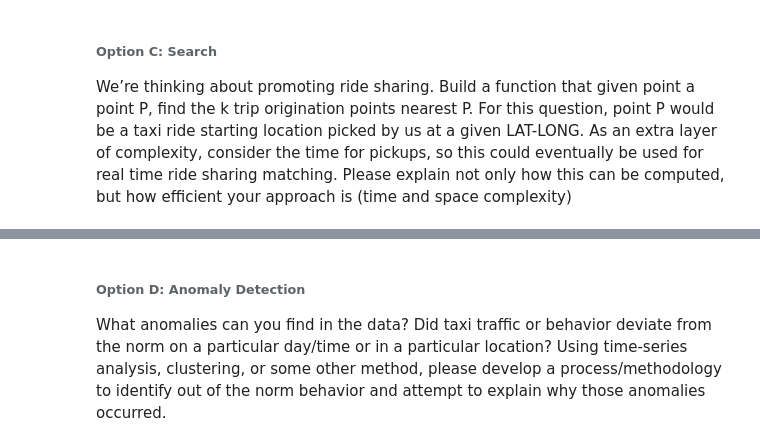
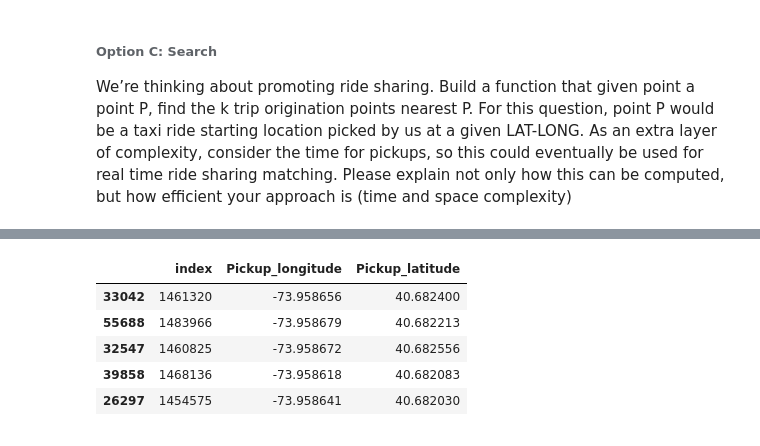
Before and after one commit to ah3200/nyc_green_taxi, a Jupyter notebook: data_analysis-final.ipynb, the cells around one changed output, grey strips where cells are left out. Cells and saved outputs as stored; diff of their text form; code cells hidden in the pictures.

```diff
--- a/data_analysis-final.ipynb
+++ b/data_analysis-final.ipynb
@@ -753,15 +856,18 @@ from sklearn.neighbors import KDTree
 import datetime
 
 def find_k_nearest_points(lon, lat, k, current_time=datetime.datetime.now()):
-    # Load trip data in past 10 minutes
-    #last_10_mins_trips = clean_trips[(current_time - clean_trips['pickup_datetime']).dt.minute < 10]
-    last_10_mins_trips = clean_trips
+    # Load trip data in past 5 minutes (300 seconds)
+    last_5_mins_trips = clean_trips[(current_time - clean_trips['pickup_datetime']).dt.total_seconds() < 300].reset_index()
+    #last_5_mins_trips = clean_trips
     # Construct KD Tree from the pickup points from last 10 mins trips
-    points = last_10_mins_trips[['Pickup_longitude','Pickup_latitude']]
-    tree = KDTree(points)
-    # Query k nearest points
-    point_query = np.array([lon,lat]).reshape(1,-1)
-    dist, ind = tree.query(point_query, k=k)
-    # Return k VendorID and Pickup lat/lon coordinates
-    k_points = last_10_mins_trips.loc[ind.tolist()[0],['VendorID','Pickup_longitude','Pickup_latitude']]
-    return k_points
+    points = last_5_mins_trips[['Pickup_longitude','Pickup_latitude']]
+    if len(points) > 0:
+        tree = KDTree(points)
+        # Query k nearest points
+        point_query = np.array([lon,lat]).reshape(1,-1)
+        dist, ind = tree.query(point_query, k=k)
+        # Return k VendorID and Pickup lat/lon coordinates
+        k_points = last_5_mins_trips.loc[ind.tolist()[0],['index','Pickup_longitude','Pickup_latitude']]
+        return k_points
+    else:
+        return []
@@ -802,4 +874,14 @@ rest
-# %% [markdown]
-###### Option D: Anomaly Detection
-What anomalies can you find in the data? Did taxi traffic or behavior deviate from the norm on a particular day/time or in a particular location?
-Using time-series analysis, clustering, or some other method, please develop a process/methodology to identify out of the norm behavior and attempt to explain why those anomalies occurred.
+# %%
+# Test function
+current = datetime.datetime(2015, 9, 29, 16, 29, 43)
+result = find_k_nearest_points(-73.958844, 40.682388, 5, current)
+# %%
+# Display 5 nearest starting locations from (-73.958844, 40.682388)
+result
+# %% [output]
+|  | index | Pickup_longitude | Pickup_latitude |
+| 33042 | 1461320 | -73.958656 | 40.682400 |
+| 55688 | 1483966 | -73.958679 | 40.682213 |
+| 32547 | 1460825 | -73.958672 | 40.682556 |
+| 39858 | 1468136 | -73.958618 | 40.682083 |
+| 26297 | 1454575 | -73.958641 | 40.682030 |
```
Also changed, not shown: parts of 69 cells of this notebook.
